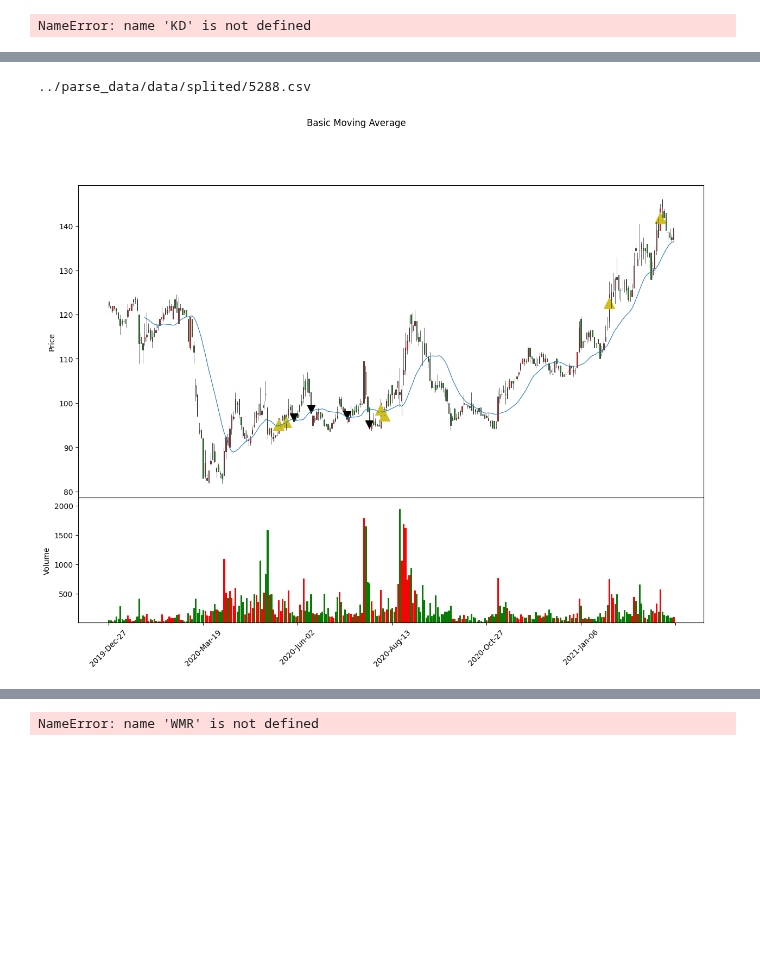
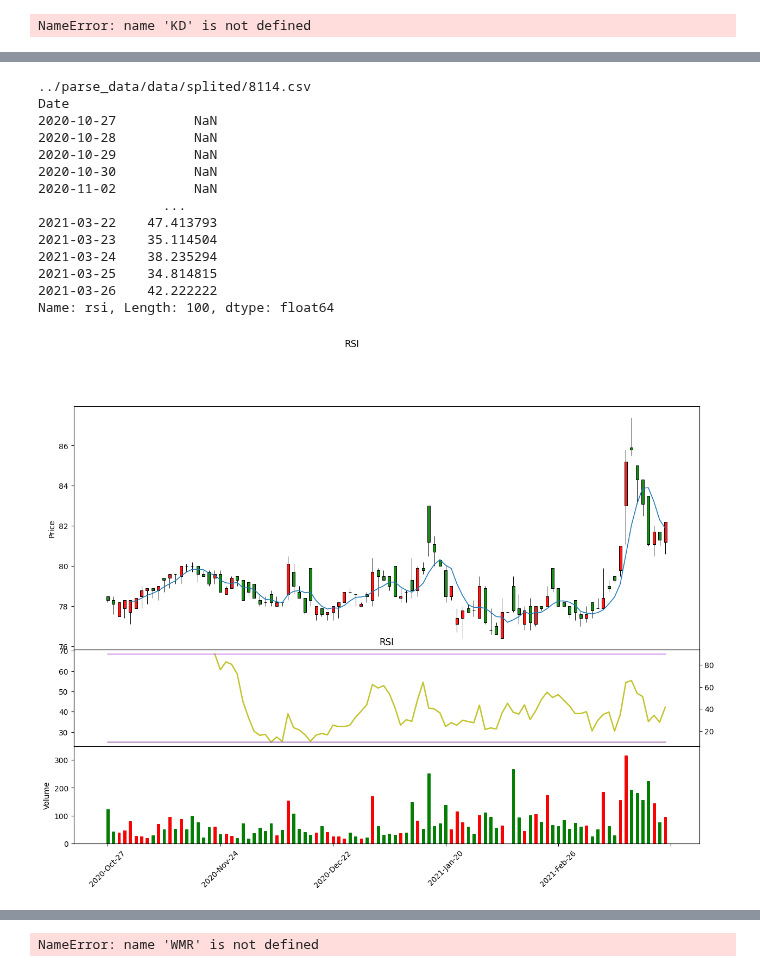
Before and after one commit to a23956491z/backtesting-project, a Jupyter notebook: scratch/main.ipynb, the cells around one changed output, grey strips where cells are left out. Cells and saved outputs as stored; diff of their text form; code cells hidden in the pictures; blank space fills up the shorter version.

Commit message:
bone of RSI strategy
Calculting the RSI indicator
Construct the bone of RSI strategy class
Plotting the RSI indicator and price

```diff
--- a/scratch/main.ipynb
+++ b/scratch/main.ipynb
@@ -331,6 +331,22 @@ def KD(ticker,RSVn = 9,RSVt = 3,Kt = 3,):
 
 def MA(ticker, interval = 20):
     return  ticker['Close'].rolling(interval).mean()
+
+def RSI(ticker, interval = 6):
+    tmp = pd.DataFrame(index=ticker.index)
+    rise = ticker['Close'] - ticker['Open']
+    drop = rise.copy()
+
+    rise[rise < 0] = 0
+    drop[drop > 0] = 0
+    tmp['rise'] = rise
+    tmp['drop'] = np.absolute(drop)
+
+    tmp['rise_avg'] = tmp['rise'].rolling(interval).mean()
+    tmp['drop_avg'] = tmp['drop'].rolling(interval).mean()
+
+    tmp['rsa'] =  tmp['rise_avg'] / ( tmp['rise_avg'] + tmp['drop_avg']) * 100
+    return tmp['rsa']
 # %%
 import mplfinance as mpf
 
@@ -724,6 +740,39 @@ class basic_MA_simple:
         mpf.plot(dw, **AVG_KWARGS, addplot = plots, title = 'Basic Moving Average')
 
 """
+"""
+class basic_RSI:
+    def __init__(self, ticker, rsa_n=20):
+        self.ticker = ticker
+        self.rsa_n = rsa_n
+
+        self.ticker['rsi'] = RSI(ticker, interval = rsa_n)
+        print(self.ticker['rsi'])
+
+        self.args = []
+    def bound_only(self, upperbound = 90, lowerbound=10):
+        dw = init_sell_buy(ticker)
+        self.args = [upperbound, lowerbound]
+
+        return dw
+    def plot(self, dw):
+                # 把 KD指標的圖放到第二個 panel 內
+        plots = [
+            # '#c2c42d' 是金色
+            mpf.make_addplot(self.ticker['rsi'], panel = 1, color='#c2c42d', title='RSI'),
+        ]
+        if(self.args):
+            plots += [
+            # upperbound 的線
+            mpf.make_addplot(np.full((len(dw['rsi'])), self.args[0]), panel = 1, color='#bf5ce0', alpha=0.5),
+            mpf.make_addplot(np.full((len(dw['rsi'])), self.args[1]), panel = 1, color='#7e3696', alpha=0.5),
+            ]
+
+        plots_add_sell_buy( plots, signal_points_generator(dw))
+        #繪圖 (股票資料、印出成交量、設定風格(蠟燭圖))
+        mpf.plot(dw, **MPF_KWARGS, addplot = plots, title = 'RSI')
+
+"""
 使用三條均線進行判斷
 產生金三角就買入
 賣出則只使用移動停損
@@ -844,10 +893,10 @@ data_directory = '../parse_data/data/splited/'
 for data_file in file_list_with_directory(random_sample(times = random_choice_num), data_directory):
     print(data_file)
     ticker = readStock_file(data_file)
-    ticker = ticker.tail(300)
+    ticker = ticker.tail(100)
 
-    strategy = basic_MA_simple(ticker)
-    signals = strategy.rise_bound()
+    strategy = basic_RSI(ticker)
+    signals = strategy.bound_only()
     strategy.plot(signals)
 ########  TESTING BLOCK  ########
 # %% [output]
@@ -856,2 +918,15 @@ for data_file in file_list_with_directory(random_sample(times = random_choice_nu
-../parse_data/data/splited/5288.csv
+../parse_data/data/splited/8114.csv
+Date
+2020-10-27          NaN
+2020-10-28          NaN
+2020-10-29          NaN
+2020-10-30          NaN
+2020-11-02          NaN
+                ...
+2021-03-22    47.413793
+2021-03-23    35.114504
+2021-03-24    38.235294
+2021-03-25    34.814815
+2021-03-26    42.222222
+Name: rsi, Length: 100, dtype: float64
-[figure, old version]
+[figure, new version]
```
Also changed, not shown: parts of 2 cells of this notebook, 2 other files.
